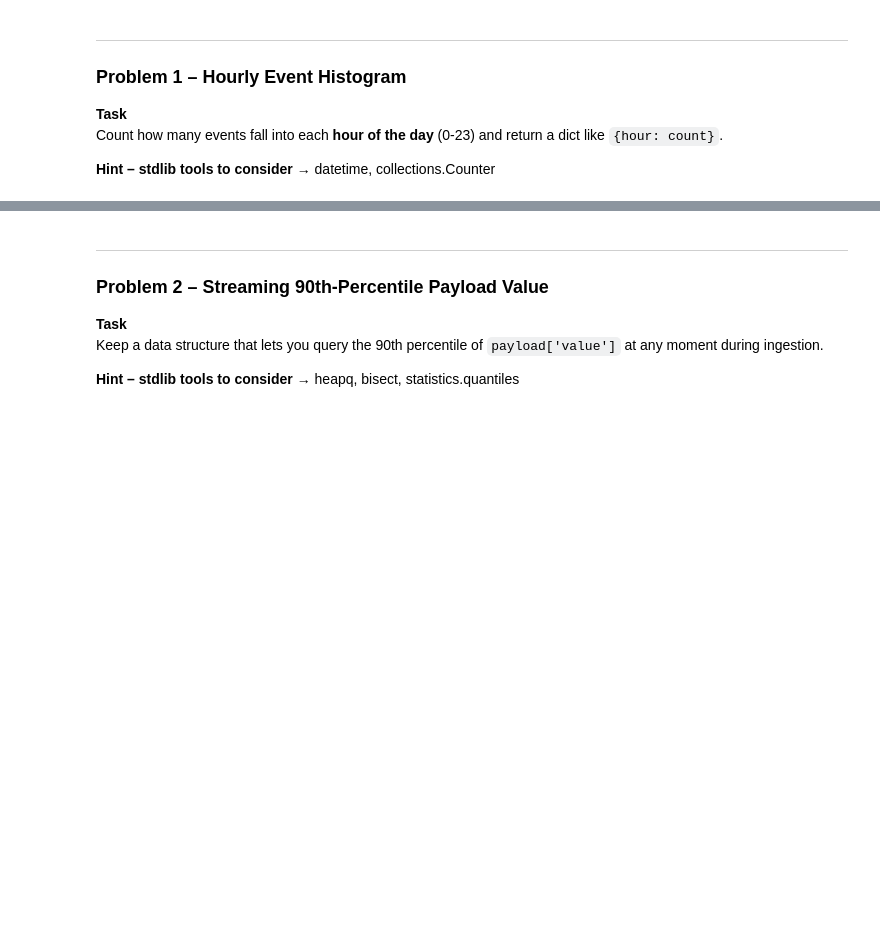
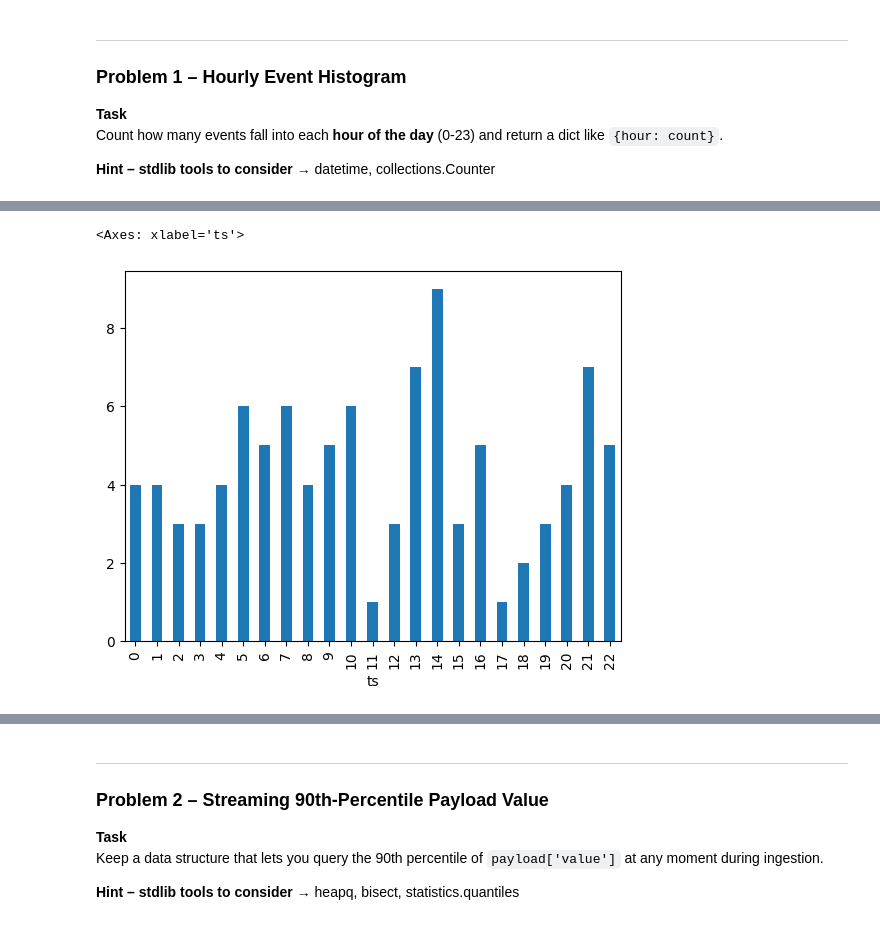
Before and after one commit to brisacoder/lerner, a Jupyter notebook: async/event_processing_extra_blank.ipynb, the cells around one changed output, grey strips where cells are left out. Drawn from its saved outputs; the diff is of its cells as text; code cells hidden in the pictures; blank space fills up the shorter version.

Commit message:
EVent processing tasks

```diff
--- a/async/event_processing_extra_blank.ipynb
+++ b/async/event_processing_extra_blank.ipynb
@@ -51,3 +51,13 @@ Count how many events fall into each **hour of the day** (0‑23) and return a d
 **Hint – stdlib tools to consider** → datetime, collections.Counter
 # %%
 # TODO – your code for Problem 1
+evs = generate_events(100)
+# %%
+import pandas as pd
+
+df = pd.DataFrame(columns=["id", "ts", "user", "type", "value"])
+for ev in evs:
+    flat_ev = {**ev, "value": ev['payload']['value']}
+    df.loc[len(df)] = flat_ev
+
+df["ts"] = pd.to_datetime(df["ts"])
@@ -53,0 +73,8 @@ Count how many events fall into each **hour of the day** (0‑23) and return a d
+# %%
+# Correct syntax - pass grouping keys as a list
+hourly_counts = df.groupby(df["ts"].dt.hour).size()
+# %%
+hourly_counts.plot(kind='bar')
+# %% [output]
+<Axes: xlabel='ts'>
+[figure, added]
```
Also changed, not shown: parts of 11 cells of this notebook.
